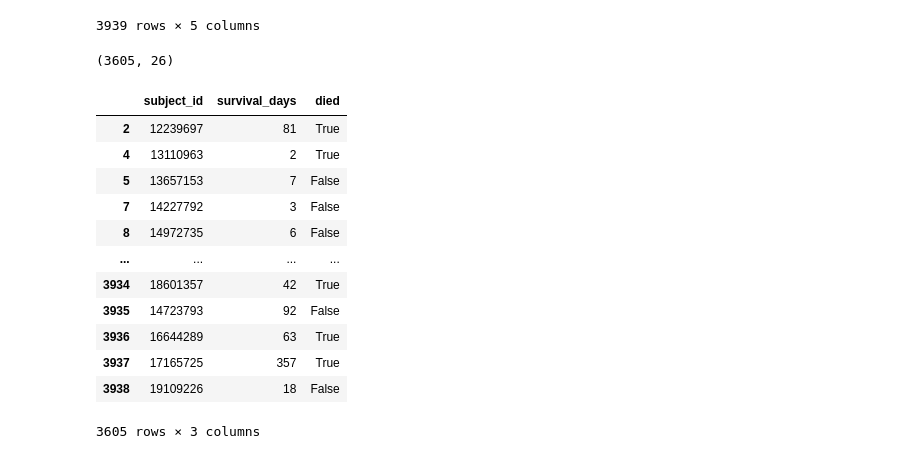
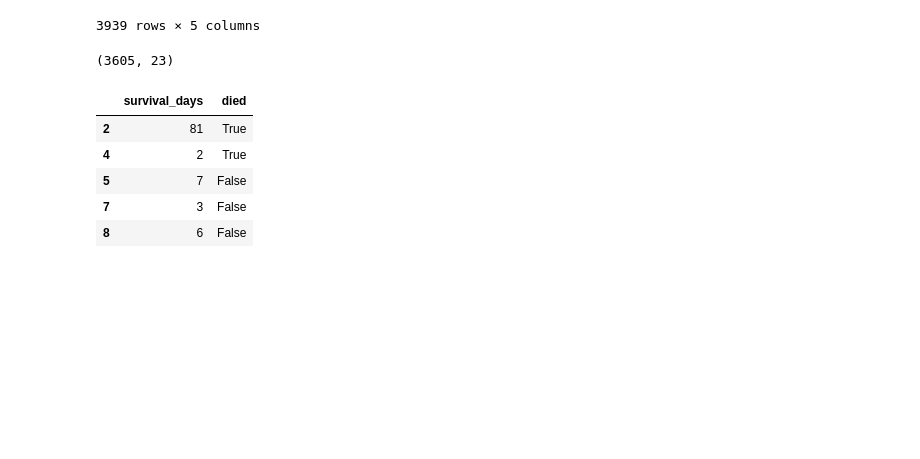
Before and after one commit to smenaaliaga/tesis_magister, a Jupyter notebook: data_mimic_iv.ipynb, the cells around one changed output. Saved outputs shown, nothing was run; the diff lists cells and outputs as text; code cells hidden in the pictures; blank space fills up the shorter version.

```diff
--- a/data_mimic_iv.ipynb
+++ b/data_mimic_iv.ipynb
@@ -120,8 +154,5 @@ df.loc[:, ['subject_id', 'admittime', 'dischtime', 'deathtime', 'dod']]
 # %%
-import numpy as np
-
-df2 = df
 df['endtime'] = np.where(
-    df2['dod'].notnull(), df2['dod'], np.where(
-    df2['deathtime'].notnull(), df2['deathtime'], df2['dischtime']))
+    df['dod'].notnull(), df['dod'], np.where(
+    df['deathtime'].notnull(), df['deathtime'], df['dischtime']))
 # %%
@@ -141,5 +172,7 @@ df2.loc[:, ['subject_id', 'admittime', 'dischtime', 'deathtime', 'dod', 'endtime
 | 3938 | 19109226 | 2187-03-10 | 2187-03-28 | NaT | None | 2187-03-28 |
 3939 rows × 6 columns
 # %%
-df2['died'] = np.where(df2['dod'].isnull(), np.where(df2['deathtime'].isnull(), False, True), True)
+# Se define el booleano "died" si es que el evento de la muerte del paciente ha ocurrido
+
+df['died'] = np.where(df['dod'].isnull(), np.where(df['deathtime'].isnull(), False, True), True)
 # %%
@@ -159,5 +192,7 @@ df2.loc[:, ['subject_id', 'admittime', 'dischtime', 'deathtime', 'dod', 'endtime
 | 3938 | 19109226 | 2187-03-10 | 2187-03-28 | NaT | None | 2187-03-28 | False |
 3939 rows × 7 columns
 # %%
-df2['survival_days'] = (df['endtime'] - df['admittime']).dt.days
+# Se obtienen los días de supervivencia de los pacientes
+
+df['survival_days'] = (df['endtime'] - df['admittime']).dt.days
 # %%
@@ -176,25 +211,19 @@ df2.loc[:, ['subject_id', 'admittime', 'endtime', 'survival_days', 'died']]
 | 3937 | 17165725 | 2138-03-26 | 2139-03-18 | 357 | True |
 | 3938 | 19109226 | 2187-03-10 | 2187-03-28 | 18 | False |
 3939 rows × 5 columns
-# %%
-df3 = df2
-df3 = df3[(df3['survival_days'] > 1) & (df3['anchor_age'] >= 16)]
-df3.shape
-# %% [output]
-(3605, 26)
+# %%
+# Se filtran los pacientes con más de un día de supervivencia y sean mayores de 16 años
+
+df2 = df[(df['survival_days'] > 1) & (df['anchor_age'] >= 16)]
+df2.shape
+# %% [output]
+(3605, 23)
 # %%
-df3.loc[:, ['subject_id', 'survival_days', 'died']]
+df2.loc[:, ['survival_days', 'died']].head()
 # %% [output]
-|  | subject_id | survival_days | died |
-| 2 | 12239697 | 81 | True |
-| 4 | 13110963 | 2 | True |
-| 5 | 13657153 | 7 | False |
-| 7 | 14227792 | 3 | False |
-| 8 | 14972735 | 6 | False |
-| ... | ... | ... | ... |
-| 3934 | 18601357 | 42 | True |
-| 3935 | 14723793 | 92 | False |
-| 3936 | 16644289 | 63 | True |
-| 3937 | 17165725 | 357 | True |
-| 3938 | 19109226 | 18 | False |
+|  | survival_days | died |
+| 2 | 81 | True |
+| 4 | 2 | True |
+| 5 | 7 | False |
+| 7 | 3 | False |
+| 8 | 6 | False |
-3605 rows × 3 columns
```
Also changed, not shown: parts of 14 cells of this notebook.
